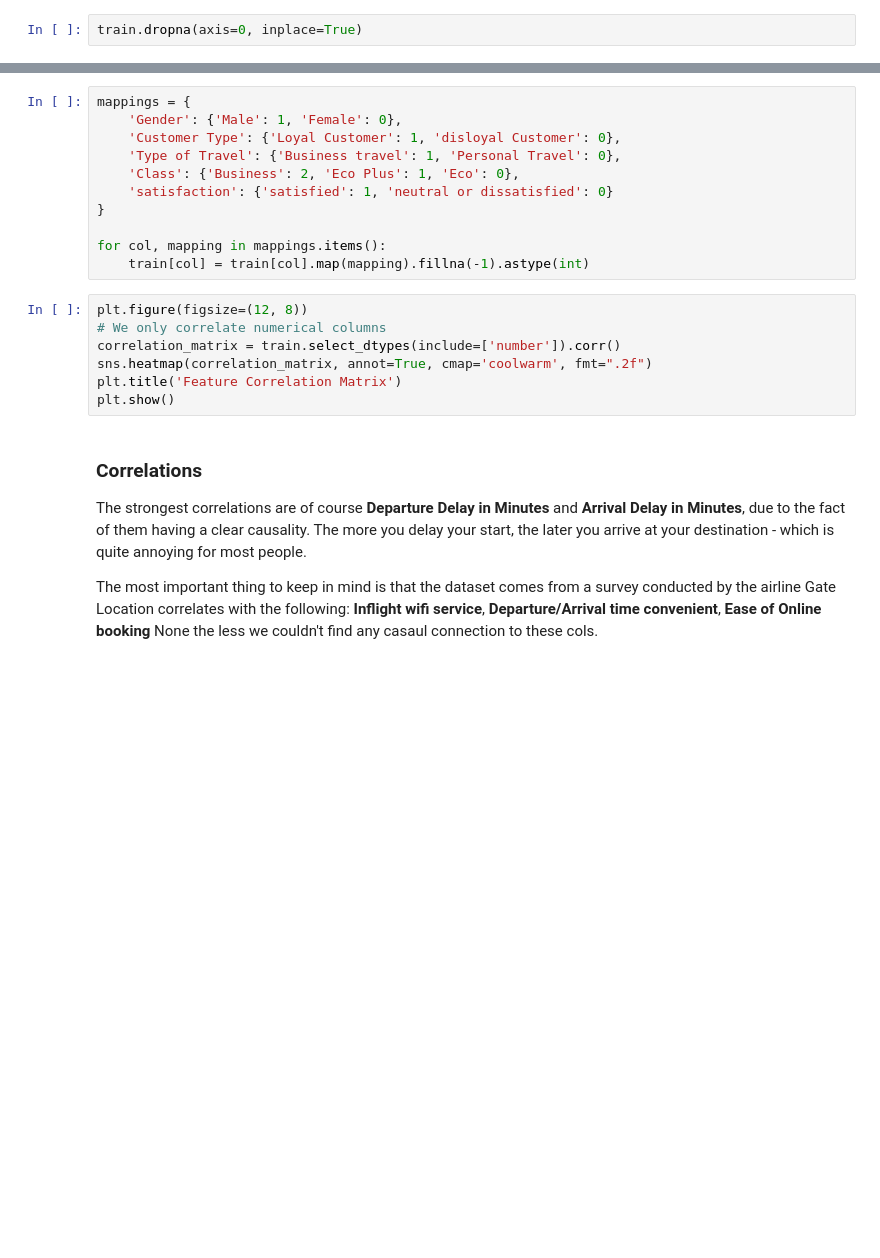
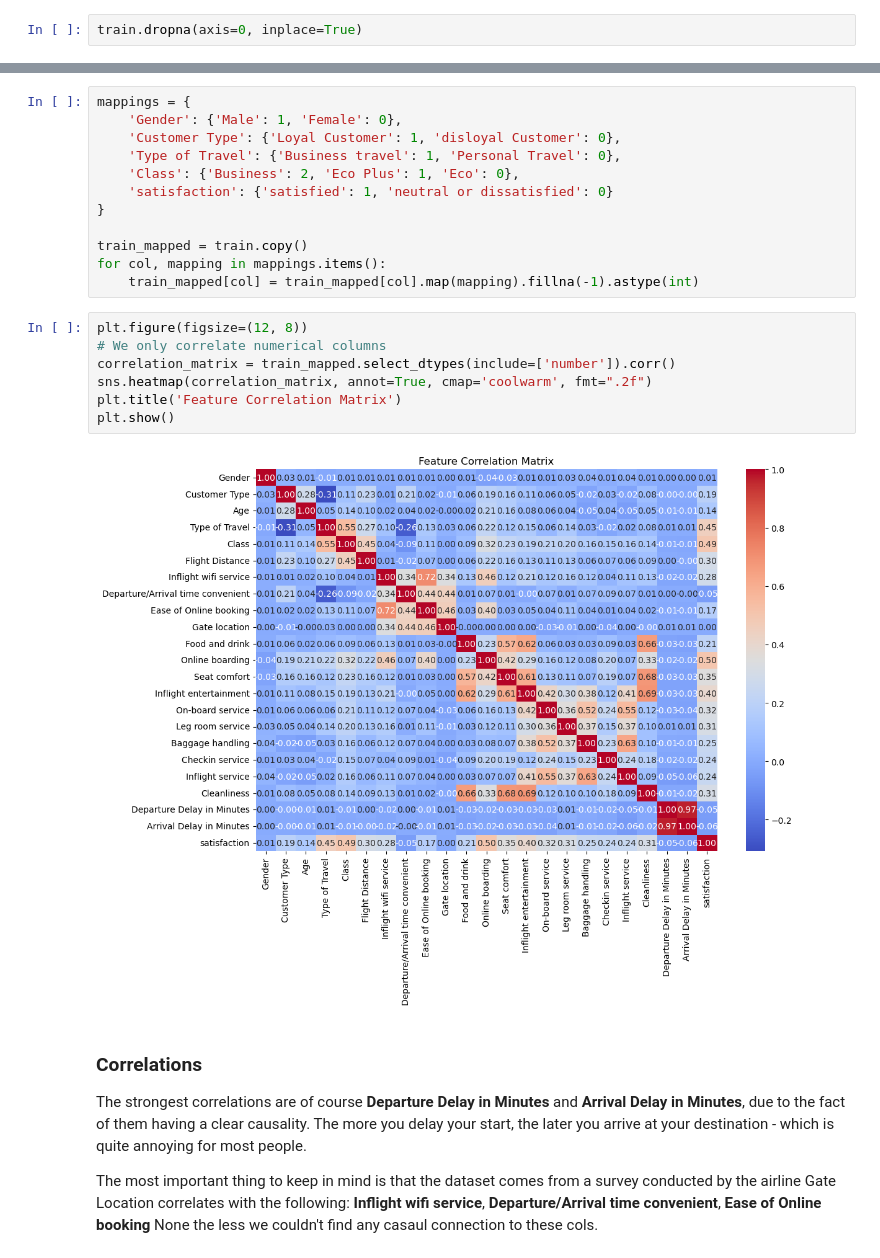
Before and after one commit to DenizCiger/airline-passenger-satisfaction, a Jupyter notebook: airlines.ipynb, the cells around one changed output, grey strips where cells are left out. Cells and saved outputs as stored; diff of their text form; blank space fills up the shorter version.

Commit message:
add more plots

```diff
--- a/airlines.ipynb
+++ b/airlines.ipynb
@@ -42,15 +86,18 @@ mappings = {
     'satisfaction': {'satisfied': 1, 'neutral or dissatisfied': 0}
 }
 
+train_mapped = train.copy()
 for col, mapping in mappings.items():
-    train[col] = train[col].map(mapping).fillna(-1).astype(int)
+    train_mapped[col] = train_mapped[col].map(mapping).fillna(-1).astype(int)
 # %%
 plt.figure(figsize=(12, 8))
 # We only correlate numerical columns
-correlation_matrix = train.select_dtypes(include=['number']).corr()
+correlation_matrix = train_mapped.select_dtypes(include=['number']).corr()
 sns.heatmap(correlation_matrix, annot=True, cmap='coolwarm', fmt=".2f")
 plt.title('Feature Correlation Matrix')
 plt.show()
+# %% [output]
+[figure, added]
 # %% [markdown]
 ### Correlations
 The strongest correlations are of course **Departure Delay in Minutes** and **Arrival Delay in Minutes**, due to the fact of them having a clear causality. The more you delay your start, the later you arrive at your destination - which is quite annoying for most people.
```
Also changed, not shown: parts of 8 cells of this notebook.
